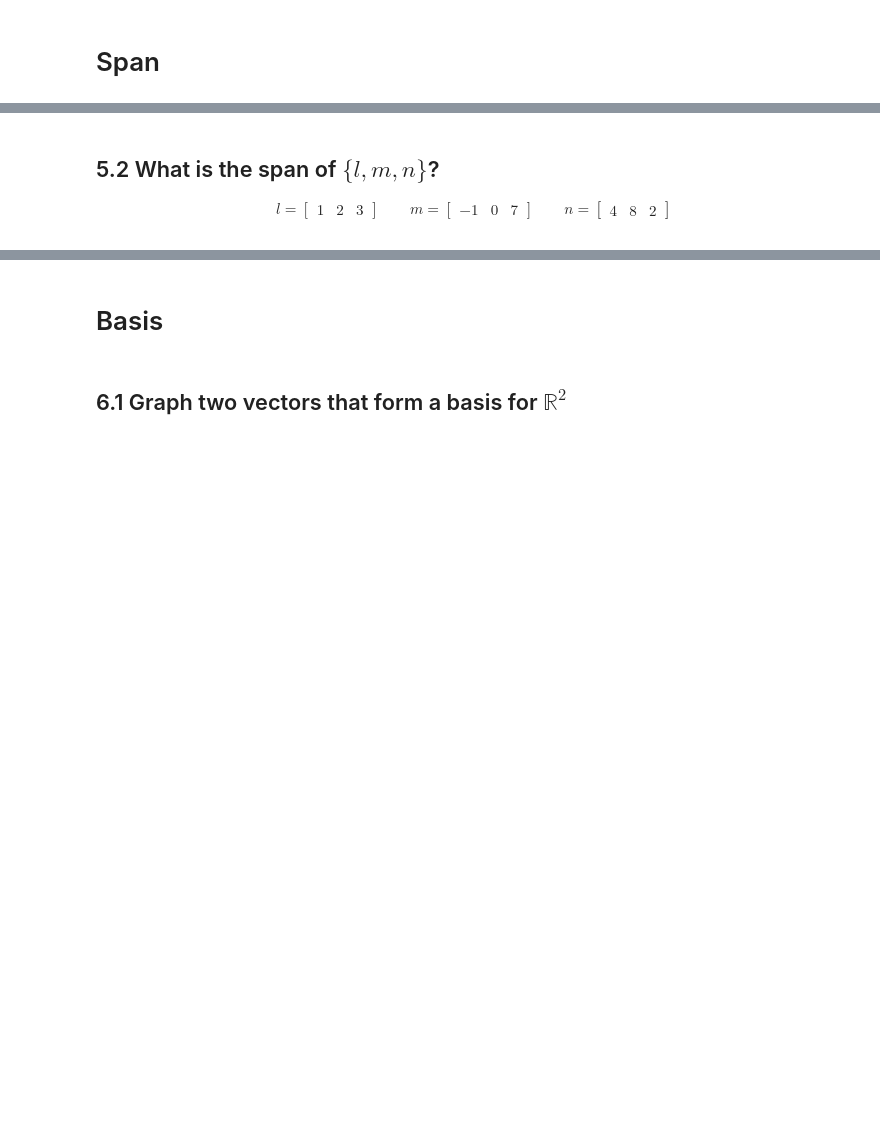
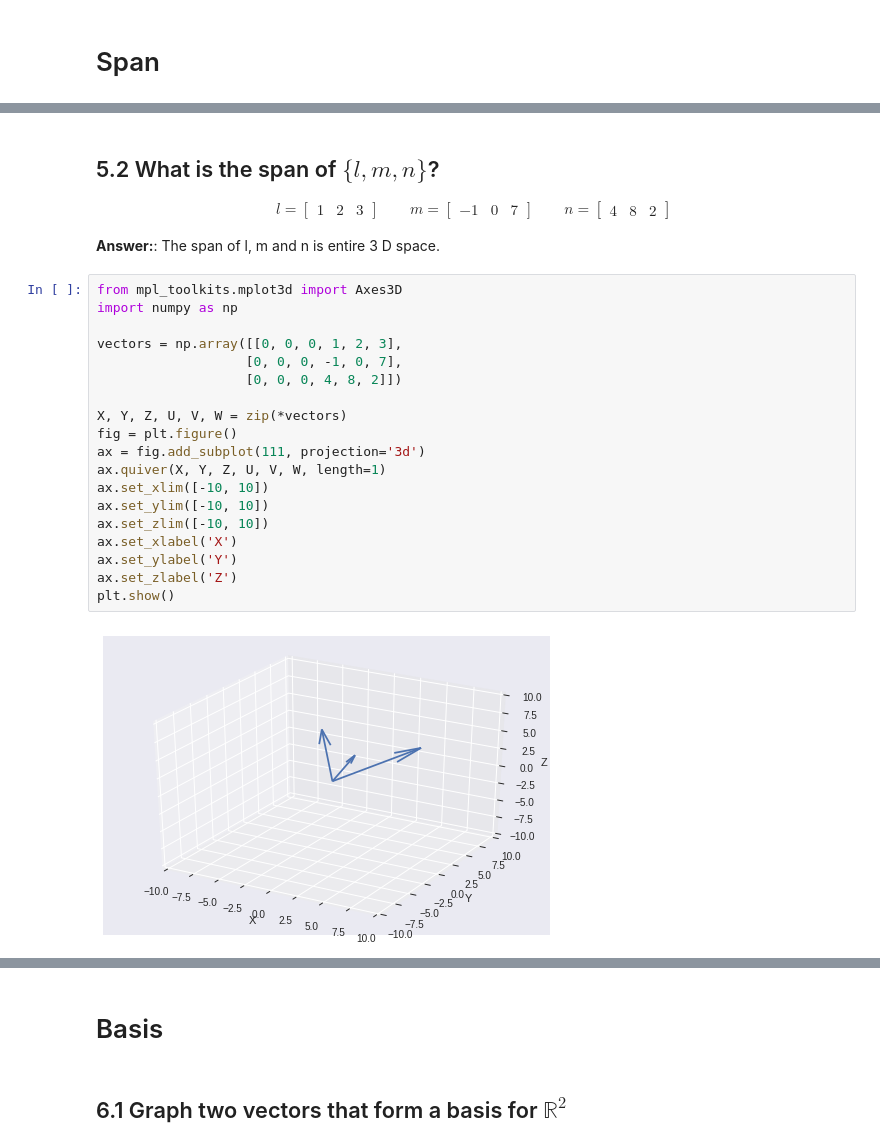
Before and after one commit to bloominstituteoftechnology/DS-Unit-1-Sprint-4-Linear-Algebra, a Jupyter notebook: module2-intermediate-linear-algebra/Intermediate_Linear_Algebra_Assignment.ipynb, the cells around one changed output, grey strips where cells are left out. Saved outputs shown, nothing was run; the diff lists cells and outputs as text; blank space fills up the shorter version.

```diff
--- a/module2-intermediate-linear-algebra/Intermediate_Linear_Algebra_Assignment.ipynb
+++ b/module2-intermediate-linear-algebra/Intermediate_Linear_Algebra_Assignment.ipynb
@@ -76,3 +327,26 @@ m = \begin{bmatrix} -1 & 0 & 7 \end{bmatrix}
 \qquad
 n = \begin{bmatrix} 4 & 8  & 2\end{bmatrix}
 \end{align}
+
+**Answer:**: The span of l, m and n is entire 3 D space.
+# %%
+from mpl_toolkits.mplot3d import Axes3D
+import numpy as np
+
+vectors = np.array([[0, 0, 0, 1, 2, 3],
+                   [0, 0, 0, -1, 0, 7],
+                   [0, 0, 0, 4, 8, 2]])
+
+X, Y, Z, U, V, W = zip(*vectors)
+fig = plt.figure()
+ax = fig.add_subplot(111, projection='3d')
+ax.quiver(X, Y, Z, U, V, W, length=1)
+ax.set_xlim([-10, 10])
+ax.set_ylim([-10, 10])
+ax.set_zlim([-10, 10])
+ax.set_xlabel('X')
+ax.set_ylabel('Y')
+ax.set_zlabel('Z')
+plt.show()
+# %% [output]
+[figure, added]
```
Also changed, not shown: parts of 27 cells of this notebook.
